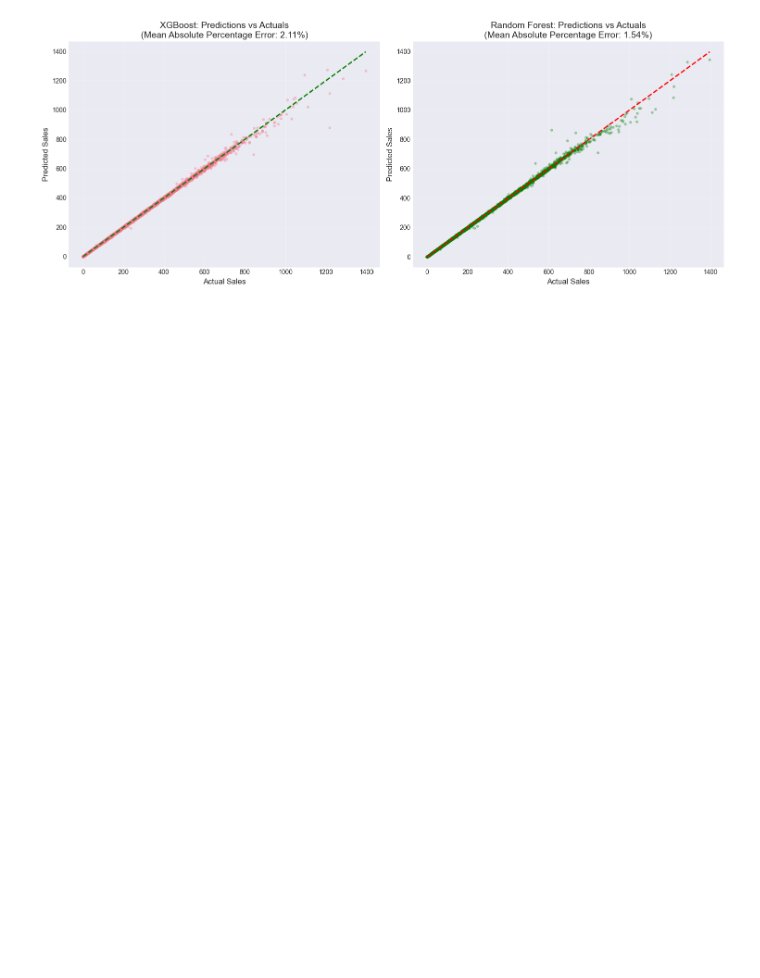
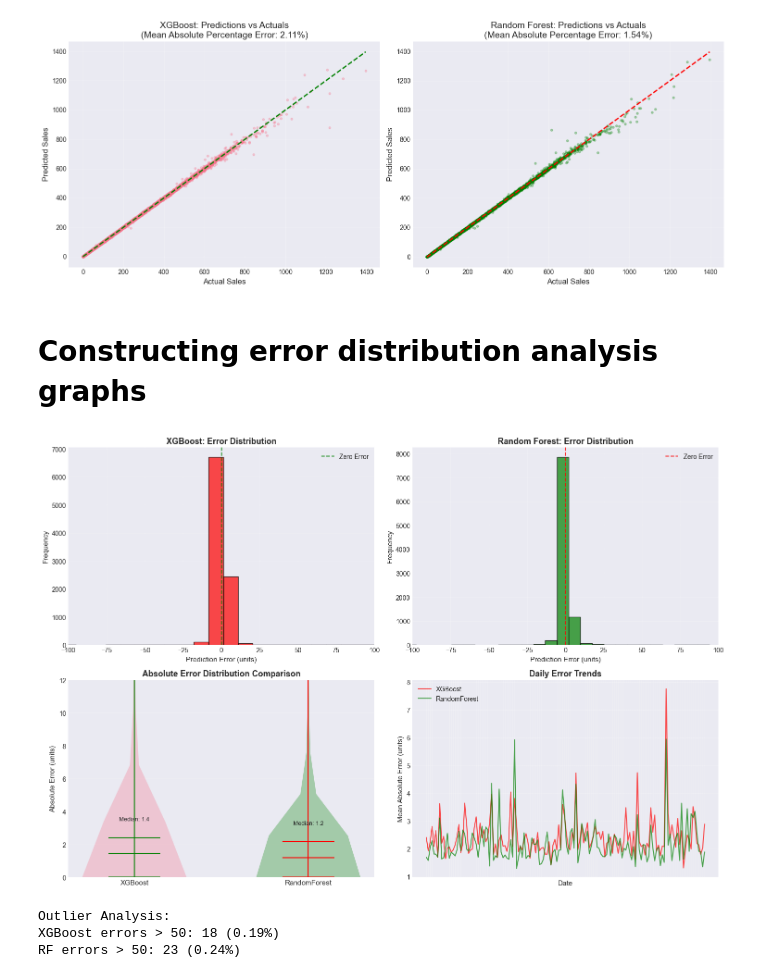
Before and after one commit to ElliottYankee/Retail-Sales-Forecasting-Pipeline, a Jupyter notebook: notebooks/model_comparison.ipynb, the cells around one changed output. Cells and saved outputs as stored; diff of their text form; code cells hidden in the pictures; blank space fills up the shorter version.

Commit message:
Constructed error/absolute error distribution graphs for as well as a daily error trends comparison

```diff
--- a/notebooks/model_comparison.ipynb
+++ b/notebooks/model_comparison.ipynb
@@ -123,3 +123,74 @@ plt.tight_layout()
 plt.show()
 # %% [output]
 [figure]
+# %% [markdown]
+# Constructing error distribution analysis graphs
+# %%
+fig, axes = plt.subplots(2, 2, figsize=(15, 10))
+
+# Error histograms
+axes[0, 0].hist(results['XGBoost Error'], bins=50, alpha=0.7, color='red', edgecolor='black')
+axes[0, 0].axvline(x=0, color='green', linestyle='--', linewidth=1.5, alpha=0.8, label='Zero Error')
+axes[0, 0].set_xlabel('Prediction Error (units)', fontsize=11)
+axes[0, 0].set_ylabel('Frequency', fontsize=11)
+axes[0, 0].set_title('XGBoost: Error Distribution', fontsize=13, fontweight='bold')
+axes[0, 0].set_xlim(-100, 100)  # Focusing on typical error range (excluding extreme outliers)
+axes[0, 0].legend()
+axes[0, 0].grid(True, alpha=0.2)
+
+axes[0, 1].hist(results['RF Error'], bins=50, alpha=0.7, color='green', edgecolor='black')
+axes[0, 1].axvline(x=0, color='red', linestyle='--', linewidth=1.5, alpha=0.8, label='Zero Error')
+axes[0, 1].set_xlabel('Prediction Error (units)', fontsize=11)
+axes[0, 1].set_ylabel('Frequency', fontsize=11)
+axes[0, 1].set_title('Random Forest: Error Distribution', fontsize=13, fontweight='bold')
+axes[0, 1].set_xlim(-100, 100)  # Focusing on typical error range (excluding extreme outliers)
+axes[0, 1].legend()
+axes[0, 1].grid(True, alpha=0.2)
+
+# Absolute error
+parts = axes[1, 0].violinplot([results['XGBoost AbsError'], results['RF AbsError']], positions=[1, 2], showmeans=True, showmedians=True, widths=0.6)
+parts['bodies'][1].set_facecolor('green')
+parts['cmedians'].set_color(['green', 'red'])
+parts['cbars'].set_color(['green', 'red'])
+parts['cmeans'].set_color(['green', 'red'])
+parts['cmaxes'].set_color(['green', 'red'])
+parts['cmins'].set_color(['green', 'red'])
+axes[1, 0].set_xticks([1, 2])
+axes[1, 0].set_xticklabels(['XGBoost', 'RandomForest'], fontsize=11)
+axes[1, 0].set_ylabel('Absolute Error (units)', fontsize=11)
+axes[1, 0].set_title('Absolute Error Distribution Comparison', fontsize=13, fontweight='bold')
+axes[1, 0].set_ylim(0, 12) # Focusing on typical error range (excluding extreme outliers)
+axes[1, 0].grid(True, alpha=0.2, axis='y')
+
+# Adding median values as text
+xgb_median = results['XGBoost AbsError'].median()
+rf_median = results['RF AbsError'].median()
+axes[1, 0].text(1, xgb_median + 2, f'Median: {xgb_median:.1f}', ha='center', fontsize=9)
+axes[1, 0].text(2, rf_median + 2, f'Median: {rf_median:.1f}', ha='center', fontsize=9)
+
+# Error over time
+results_sorted = results.sort_values('Date')
+daily_errors = results_sorted.groupby('Date')[['XGBoost AbsError', 'RF AbsError']].mean()
+
+axes[1, 1].plot(daily_errors.index, daily_errors['XGBoost AbsError'], label='XGBoost', alpha=0.7, linewidth=1.5, color='red')
+axes[1, 1].plot(daily_errors.index, daily_errors['RF AbsError'], label='RandomForest', alpha=0.7, linewidth=1.5, color='green')
+axes[1, 1].set_xlabel('Date', fontsize=11)
+axes[1, 1].tick_params(axis='x', labelbottom=False)
+axes[1, 1].set_ylabel('Mean Absolute Error (units)', fontsize=11)
+axes[1, 1].set_title('Daily Error Trends', fontsize=13, fontweight='bold')
+axes[1, 1].legend(fontsize=10)
+axes[1, 1].grid(True, alpha=0.2)
+axes[1, 1].tick_params(axis='x', rotation=45)
+
+plt.tight_layout()
+plt.show()
+
+# Print outlier statistics
+print("\nOutlier Analysis:")
+print(f"XGBoost errors > 50: {(results['XGBoost AbsError'] > 50).sum()} ({(results['XGBoost AbsError'] > 50).sum()/len(results)*100:.2f}%)")
+print(f"RF errors > 50: {(results['RF AbsError'] > 50).sum()} ({(results['RF AbsError'] > 50).sum()/len(results)*100:.2f}%)")
+# %% [output]
+[figure, added]
+Outlier Analysis:
+XGBoost errors > 50: 18 (0.19%)
+RF errors > 50: 23 (0.24%)
```
Also changed, not shown: parts of 1 cell of this notebook.
